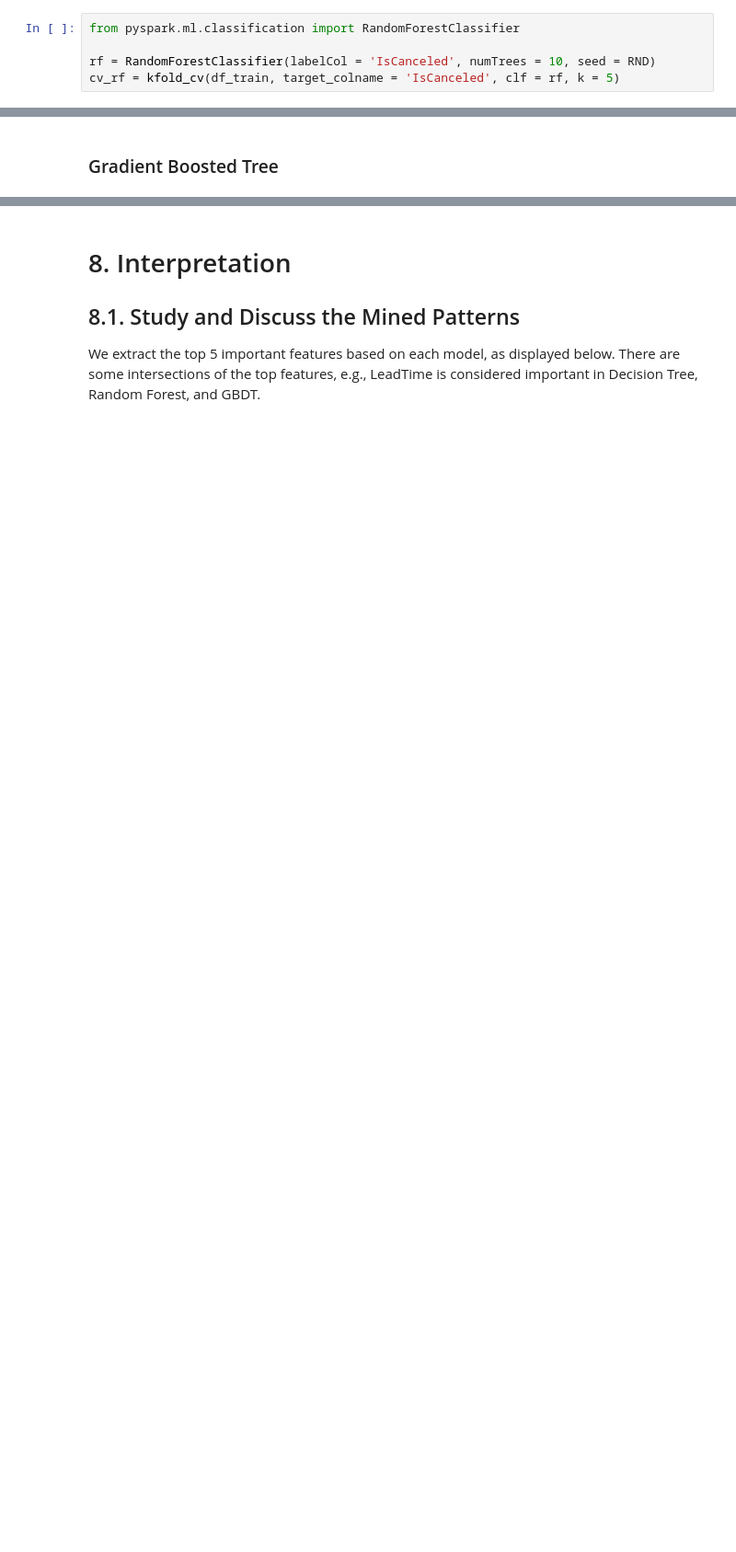
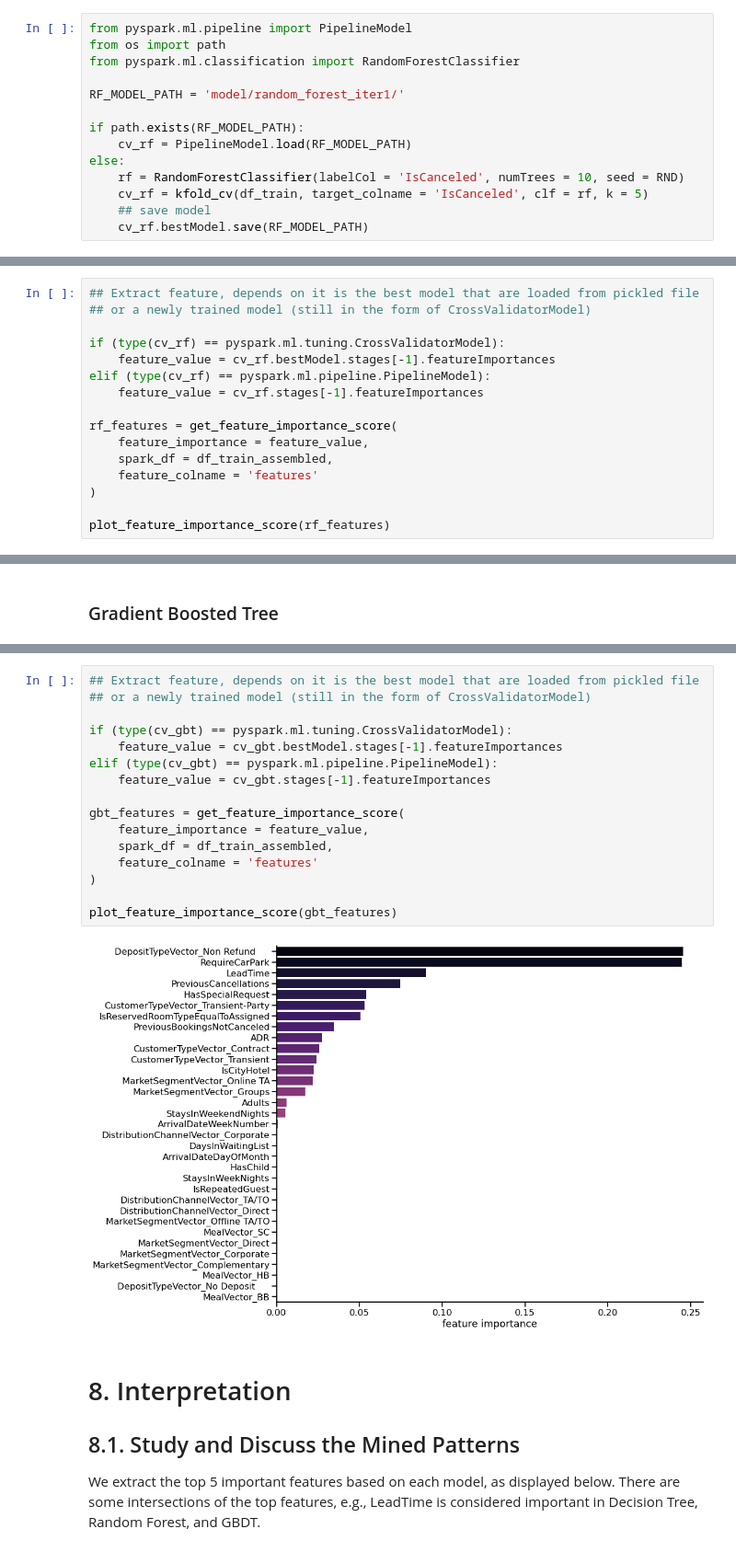
Before and after one commit to elvyna/hotel-booking-cancellation, a Jupyter notebook: 2-data-mining-iter1.ipynb, the cells around one changed output, grey strips where cells are left out. Shown at 92% size. Drawn from its saved outputs; the diff is of its cells as text; blank space fills up the shorter version.

Commit message:
Load pickled model if exists

```diff
--- a/2-data-mining-iter1.ipynb
+++ b/2-data-mining-iter1.ipynb
@@ -234,7 +235,16 @@ Accuracy: 0.8044666124919438
 # %% [markdown]
 ### Random Forest
 # %%
+from pyspark.ml.pipeline import PipelineModel
+from os import path
 from pyspark.ml.classification import RandomForestClassifier
 
-rf = RandomForestClassifier(labelCol = 'IsCanceled', numTrees = 10, seed = RND)
-cv_rf = kfold_cv(df_train, target_colname = 'IsCanceled', clf = rf, k = 5)
+RF_MODEL_PATH = 'model/random_forest_iter1/'
+
+if path.exists(RF_MODEL_PATH):
+    cv_rf = PipelineModel.load(RF_MODEL_PATH)
+else:
+    rf = RandomForestClassifier(labelCol = 'IsCanceled', numTrees = 10, seed = RND)
+    cv_rf = kfold_cv(df_train, target_colname = 'IsCanceled', clf = rf, k = 5)
+    ## save model
+    cv_rf.bestModel.save(RF_MODEL_PATH)
@@ -373,0 +382,16 @@ plot_feature_importance_score(rf_features)
+# %%
+## Extract feature, depends on it is the best model that are loaded from pickled file
+## or a newly trained model (still in the form of CrossValidatorModel)
+
+if (type(cv_rf) == pyspark.ml.tuning.CrossValidatorModel):
+    feature_value = cv_rf.bestModel.stages[-1].featureImportances
+elif (type(cv_rf) == pyspark.ml.pipeline.PipelineModel):
+    feature_value = cv_rf.stages[-1].featureImportances
+
+rf_features = get_feature_importance_score(
+    feature_importance = feature_value,
+    spark_df = df_train_assembled,
+    feature_colname = 'features'
+)
+
+plot_feature_importance_score(rf_features)
@@ -386,3 +402,21 @@ plot_feature_importance_score(gbt_features)
+# %%
+## Extract feature, depends on it is the best model that are loaded from pickled file
+## or a newly trained model (still in the form of CrossValidatorModel)
+
+if (type(cv_gbt) == pyspark.ml.tuning.CrossValidatorModel):
+    feature_value = cv_gbt.bestModel.stages[-1].featureImportances
+elif (type(cv_gbt) == pyspark.ml.pipeline.PipelineModel):
+    feature_value = cv_gbt.stages[-1].featureImportances
+
+gbt_features = get_feature_importance_score(
+    feature_importance = feature_value,
+    spark_df = df_train_assembled,
+    feature_colname = 'features'
+)
+
+plot_feature_importance_score(gbt_features)
+# %% [output]
+[figure, added]
 # %% [markdown]
 # 8. Interpretation
 
```
Also changed, not shown: parts of 18 cells of this notebook.
